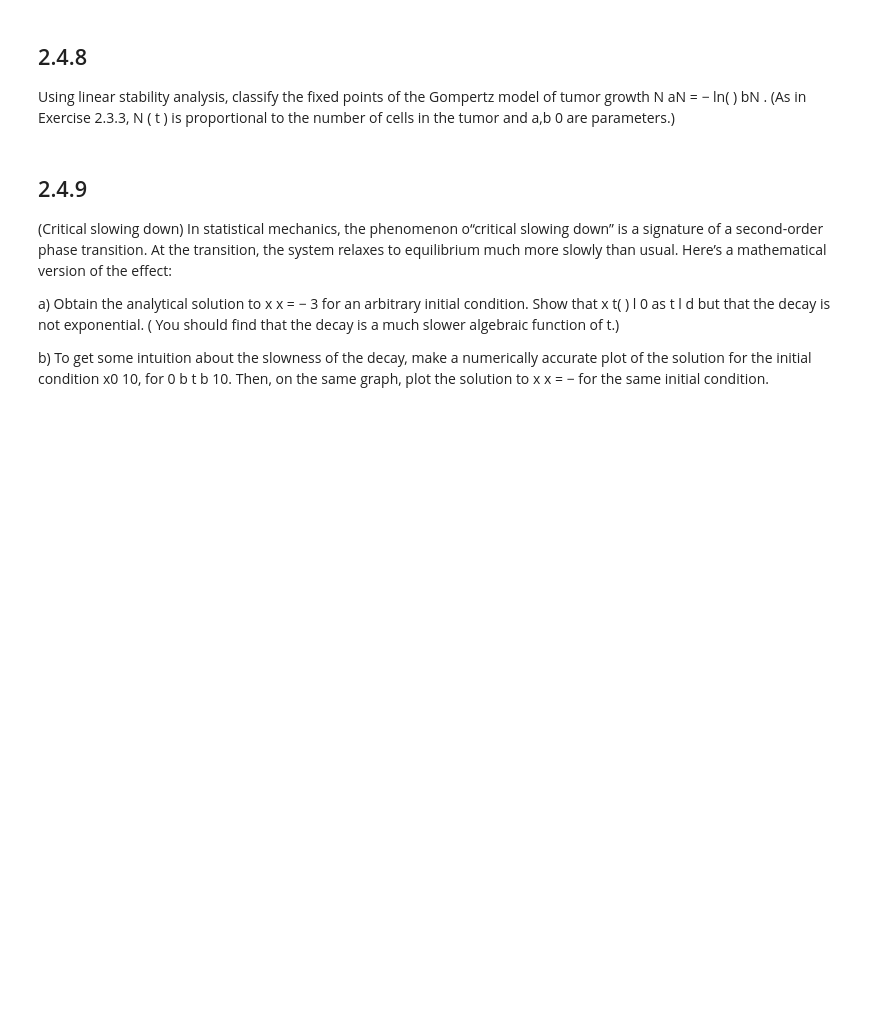
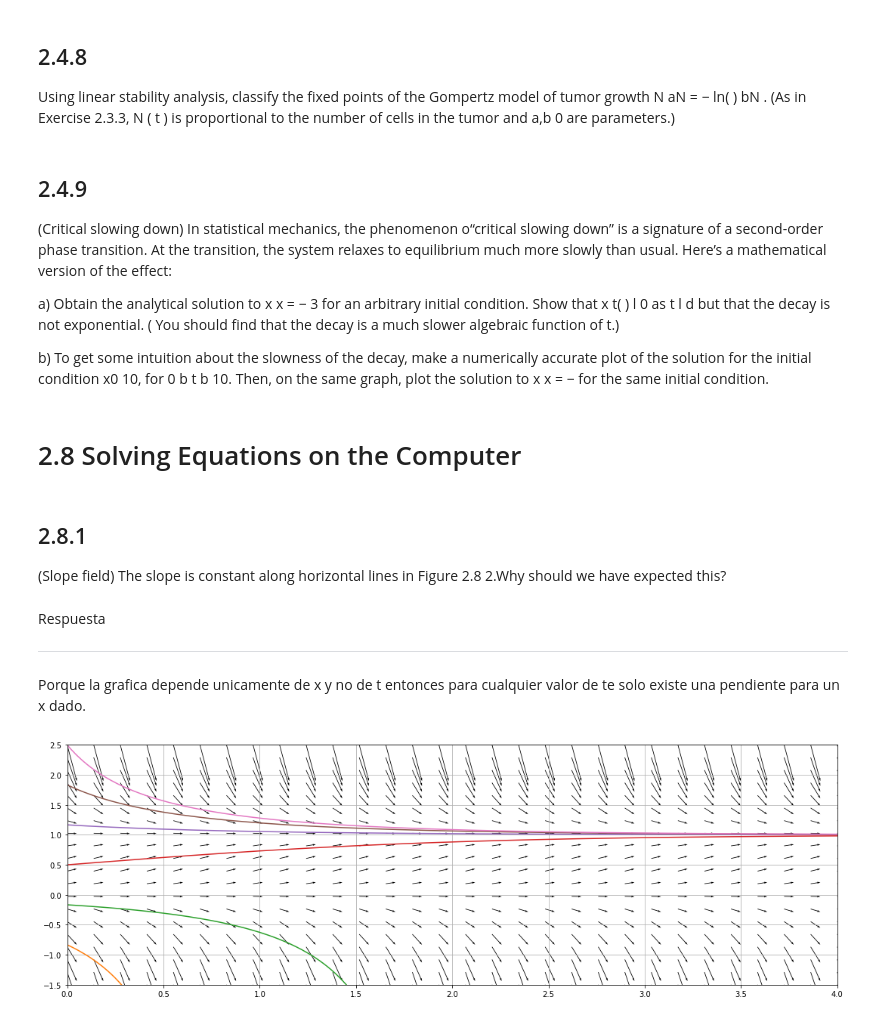
Before and after one commit to Immaczx/ModeladoySimulacion, a Jupyter notebook: Tarea_1.ipynb, the cells around one changed output. Drawn from its saved outputs; the diff is of its cells as text; code cells hidden in the pictures; blank space fills up the shorter version.

```diff
--- a/Tarea_1.ipynb
+++ b/Tarea_1.ipynb
@@ -823,3 +804,37 @@ a) Obtain the analytical solution to x x  = − 3 for an arbitrary initial condi
 Show that x t( ) l 0 as t l d but that the decay is not exponential. ( You should find that the decay is a much slower algebraic function of t.)
 
 b) To get some intuition about the slowness of the decay, make a numerically accurate plot of the solution for the initial condition x0  10, for 0 b t b 10. Then, on the same graph, plot the solution to x x  = − for the same initial condition.
+# %% [markdown]
+# 2.8 Solving Equations on the Computer
+# %% [markdown]
+## 2.8.1
+(Slope field) The slope is constant along horizontal lines in Figure 2.8 2.Why should we have expected this?
+# %% [markdown]
+Respuesta
+___
+Porque la grafica depende unicamente de x y no de t entonces para cualquier valor de te solo existe una pendiente para un x dado.
+# %%
+def g(y):
+  crecimiento = y*(1-y)
+  return crecimiento
+
+t_0=0
+t_N=4
+x_m=-1.5
+x_M=2.5
+X, Y = np.meshgrid(np.linspace(t_0,t_N,30), np.linspace(x_m,x_M,20))
+U = 1
+V = g(Y)
+fig, ax = plt.subplots(figsize=(15,5))
+Q = ax.quiver(X, Y, U, V, width=0.0008)
+
+y_0 = np.linspace(x_m,x_M,7)
+h=0.01
+for y in y_0 :
+  t_list,y_list=euler(h,g,y, t_0,t_N)
+  plt.plot(t_list,y_list)
+plt.axis([t_0,t_N,x_m,x_M])
+plt.tight_layout()
+plt.grid()
+# %% [output]
+[figure, added]
```
Also changed, not shown: parts of 14 cells of this notebook.
